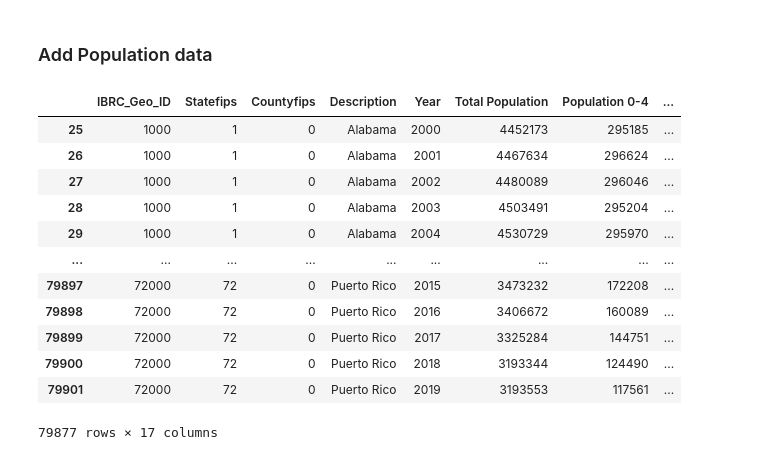
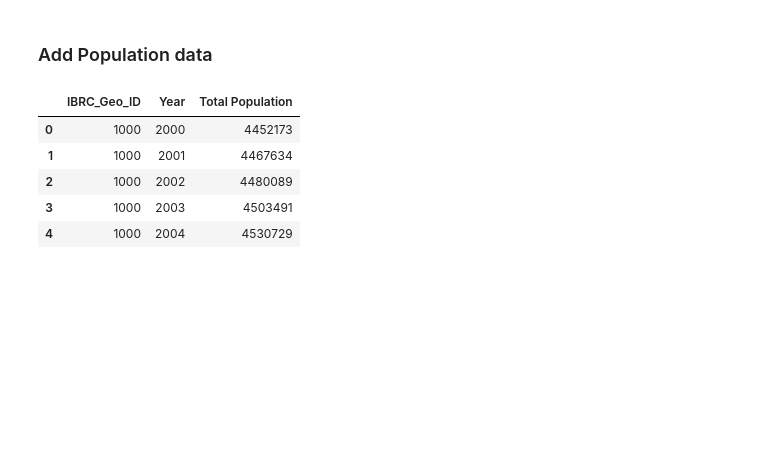
Before and after one commit to Ramil-cyber/Capstone_Citizensbank_climate-risk_insurance-exposure_monitoring, a Jupyter notebook: 03_code/data_exploration/datasets_join_v8.ipynb, the cells around one changed output. Drawn from its saved outputs; the diff is of its cells as text; code cells hidden in the pictures; blank space fills up the shorter version.

Commit message:
added joining script v8 and final_climate_financial_data csv

```diff
--- a/03_code/data_exploration/datasets_join_v8.ipynb
+++ b/03_code/data_exploration/datasets_join_v8.ipynb
@@ -740,25 +741,15 @@ climate_gdp_unemployment_tax_mort.head()
 # %% [markdown]
 ### Add Population data
 # %%
-population = pd.read_csv(
-    "../../01_original_data/Financial Data/population_2000_2024/Population by Age and Sex - US, States, Counties.csv"
-)
-population = population.iloc[25:]
-population
+population = pd.read_csv("../../01_original_data/Financial Data/population_cleaned.csv")
+population.head()
 # %% [output]
-|  | IBRC_Geo_ID | Statefips | Countyfips | Description | Year | Total Population | Population 0-4 | ... |
-| 25 | 1000 | 1 | 0 | Alabama | 2000 | 4452173 | 295185 | ... |
-| 26 | 1000 | 1 | 0 | Alabama | 2001 | 4467634 | 296624 | ... |
-| 27 | 1000 | 1 | 0 | Alabama | 2002 | 4480089 | 296046 | ... |
-| 28 | 1000 | 1 | 0 | Alabama | 2003 | 4503491 | 295204 | ... |
-| 29 | 1000 | 1 | 0 | Alabama | 2004 | 4530729 | 295970 | ... |
-| ... | ... | ... | ... | ... | ... | ... | ... | ... |
-| 79897 | 72000 | 72 | 0 | Puerto Rico | 2015 | 3473232 | 172208 | ... |
-| 79898 | 72000 | 72 | 0 | Puerto Rico | 2016 | 3406672 | 160089 | ... |
-| 79899 | 72000 | 72 | 0 | Puerto Rico | 2017 | 3325284 | 144751 | ... |
-| 79900 | 72000 | 72 | 0 | Puerto Rico | 2018 | 3193344 | 124490 | ... |
-| 79901 | 72000 | 72 | 0 | Puerto Rico | 2019 | 3193553 | 117561 | ... |
+|  | IBRC_Geo_ID | Year | Total Population |
+| 0 | 1000 | 2000 | 4452173 |
+| 1 | 1000 | 2001 | 4467634 |
+| 2 | 1000 | 2002 | 4480089 |
+| 3 | 1000 | 2003 | 4503491 |
+| 4 | 1000 | 2004 | 4530729 |
-79877 rows × 17 columns
 # %%
 # Checking for duplicates
 population[population.duplicated(subset=["IBRC_Geo_ID", "Year"], keep=False)]
```
Also changed, not shown: parts of 7 cells of this notebook, 1 other file.
